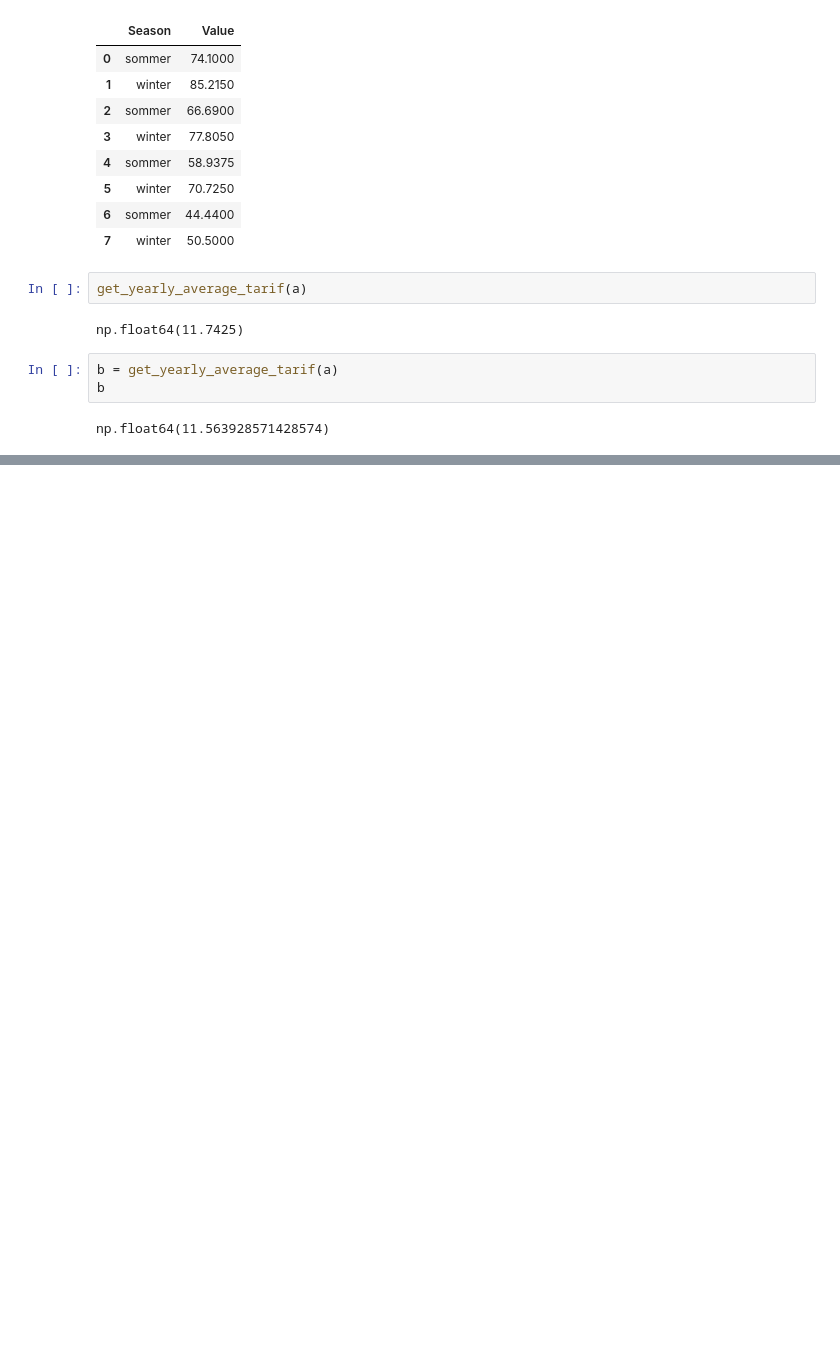
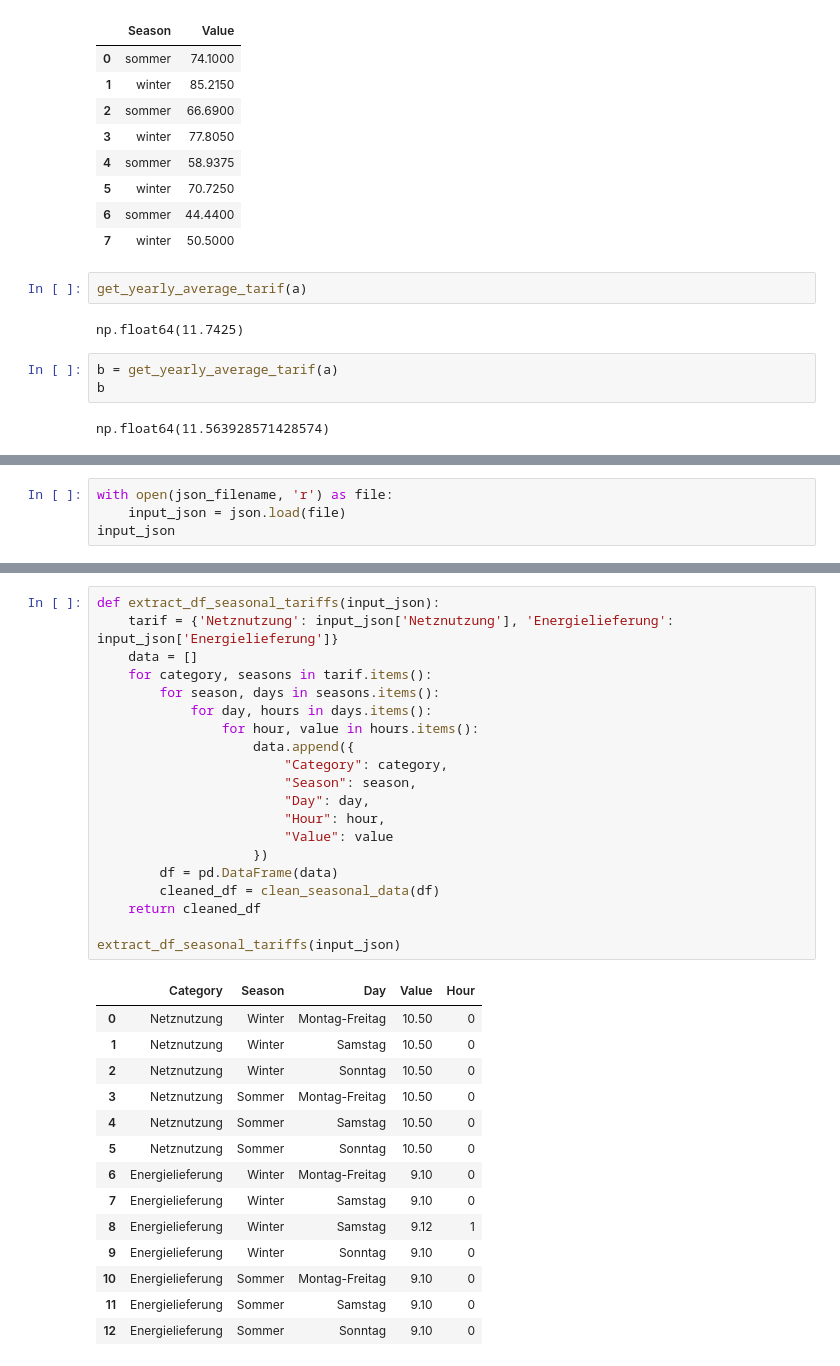
Before and after one commit to paploe/electricity-tariffs, a Jupyter notebook: elcom-calculator/test.ipynb, the cells around one changed output, grey strips where cells are left out. Cells and saved outputs as stored; diff of their text form; blank space fills up the shorter version.

```diff
--- a/elcom-calculator/test.ipynb
+++ b/elcom-calculator/test.ipynb
@@ -334,0 +460,4 @@ np.float64(11.563928571428574)
+# %%
+with open(json_filename, 'r') as file:
+    input_json = json.load(file)
+input_json
@@ -334,0 +508,35 @@ np.float64(11.563928571428574)
+# %%
+def extract_df_seasonal_tariffs(input_json):
+    tarif = {'Netznutzung': input_json['Netznutzung'], 'Energielieferung': input_json['Energielieferung']}
+    data = []
+    for category, seasons in tarif.items():
+        for season, days in seasons.items():
+            for day, hours in days.items():
+                for hour, value in hours.items():
+                    data.append({
+                        "Category": category,
+                        "Season": season,
+                        "Day": day,
+                        "Hour": hour,
+                        "Value": value
+                    })
+        df = pd.DataFrame(data)
+        cleaned_df = clean_seasonal_data(df)
+    return cleaned_df
+
+extract_df_seasonal_tariffs(input_json)
+# %% [output]
+|  | Category | Season | Day | Value | Hour |
+| 0 | Netznutzung | Winter | Montag-Freitag | 10.50 | 0 |
+| 1 | Netznutzung | Winter | Samstag | 10.50 | 0 |
+| 2 | Netznutzung | Winter | Sonntag | 10.50 | 0 |
+| 3 | Netznutzung | Sommer | Montag-Freitag | 10.50 | 0 |
+| 4 | Netznutzung | Sommer | Samstag | 10.50 | 0 |
+| 5 | Netznutzung | Sommer | Sonntag | 10.50 | 0 |
+| 6 | Energielieferung | Winter | Montag-Freitag | 9.10 | 0 |
+| 7 | Energielieferung | Winter | Samstag | 9.10 | 0 |
+| 8 | Energielieferung | Winter | Samstag | 9.12 | 1 |
+| 9 | Energielieferung | Winter | Sonntag | 9.10 | 0 |
+| 10 | Energielieferung | Sommer | Montag-Freitag | 9.10 | 0 |
+| 11 | Energielieferung | Sommer | Samstag | 9.10 | 0 |
+| 12 | Energielieferung | Sommer | Sonntag | 9.10 | 0 |
```
Also changed, not shown: parts of 8 cells of this notebook, 2 other files.
